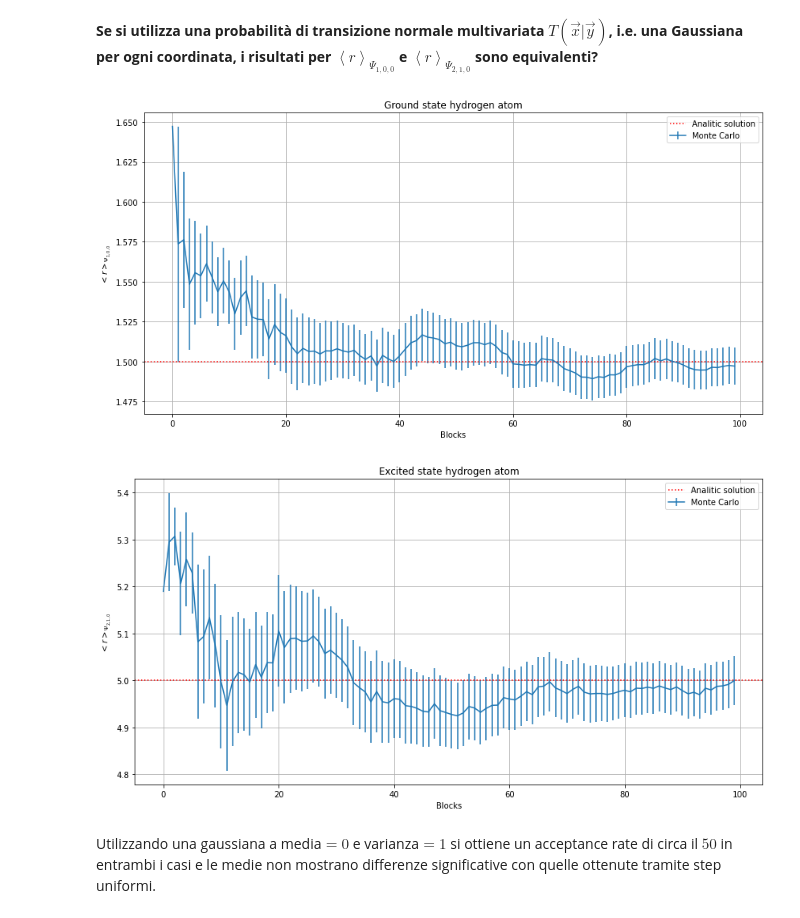
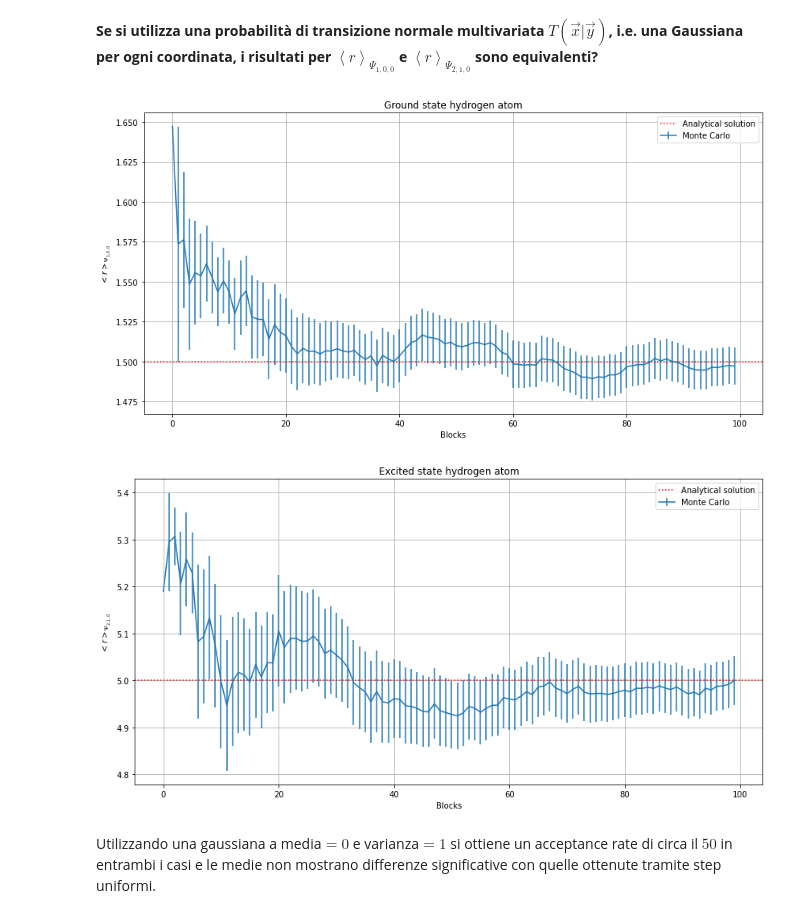
Before and after one commit to Burns24/lab-analisi-dati, a Jupyter notebook: NSL-05/jupyter_notebook/LSN_Esercizi_05.ipynb, the cells around one changed output. Drawn from its saved outputs; the diff is of its cells as text; code cells hidden in the pictures.

```diff
--- a/NSL-05/jupyter_notebook/LSN_Esercizi_05.ipynb
+++ b/NSL-05/jupyter_notebook/LSN_Esercizi_05.ipynb
@@ -178,30 +178,30 @@ n(2,0,0) =  463.39202965708995
 # %%
 plt.figure(1, figsize = (14, 7))
 y_1s, yerr_1s = np.loadtxt("../results/average_radius_100_state_gauss.dat", delimiter = " ", unpack = True)
 blocks = np.arange(0,100)
 
 plt.title("Ground state hydrogen atom")
 plt.xlabel('Blocks')
 plt.ylabel('$< r >_{\Psi_{1,0,0}}$')
-plt.axhline(y=1.5, color='r', linestyle="dotted", label = "Analitic solution")
+plt.axhline(y=1.5, color='r', linestyle="dotted", label = "Analytical solution")
 plt.errorbar(blocks, y_1s, yerr_1s, label = "Monte Carlo")
 plt.grid(True)
 plt.legend()
 
 plt.figure(2, figsize = (14, 7))
 y_2p, yerr_2p = np.loadtxt("../results/average_radius_210_state_gauss.dat", delimiter = " ", unpack = True)
 
 plt.title("Excited state hydrogen atom")
 plt.xlabel('Blocks')
 plt.ylabel('$< r >_{\Psi_{2,1,0}}$')
-plt.axhline(y=5, color='r', linestyle="dotted", label = "Analitic solution")
+plt.axhline(y=5, color='r', linestyle="dotted", label = "Analytical solution")
 plt.errorbar(blocks, y_2p, yerr_2p, label = "Monte Carlo")
 plt.grid(True)
 plt.legend()
 
 plt.show()
 # %% [output]
-[figure, old version]
+[figure, new version]
-[figure, old version]
+[figure, new version]
 # %% [markdown]
 Utilizzando una gaussiana a media$=0$ e varianza$=1$ si ottiene un acceptance rate di circa il $50%$ in entrambi i casi e le medie non mostrano differenze significative con quelle ottenute tramite step uniformi.
```
Also changed, not shown: 52 other files.
